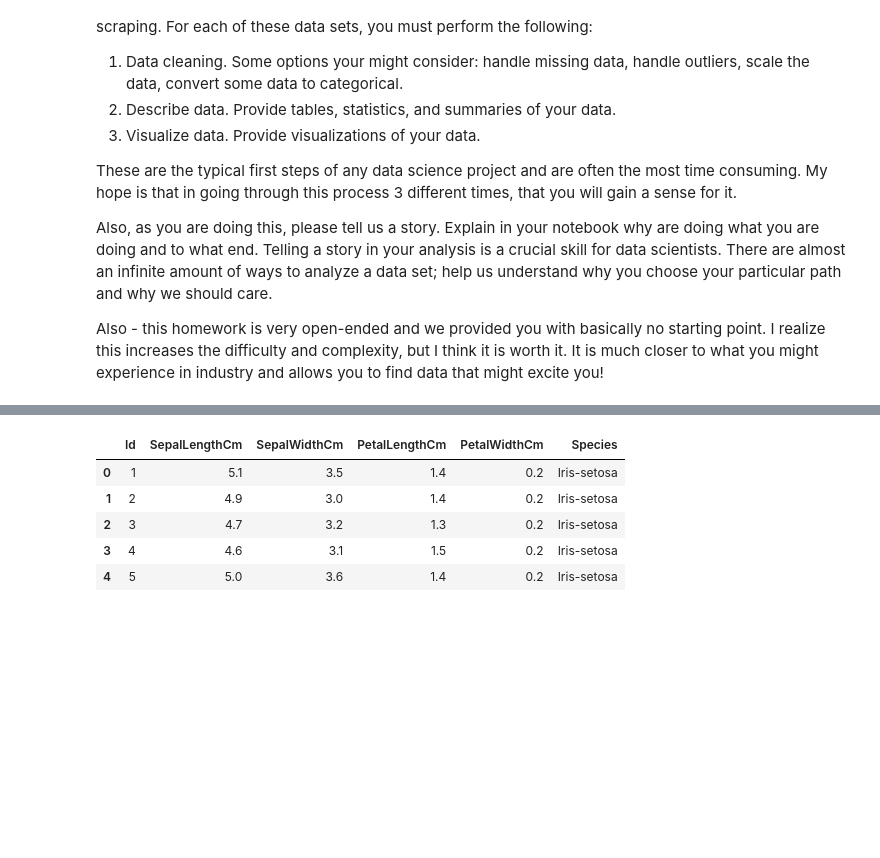
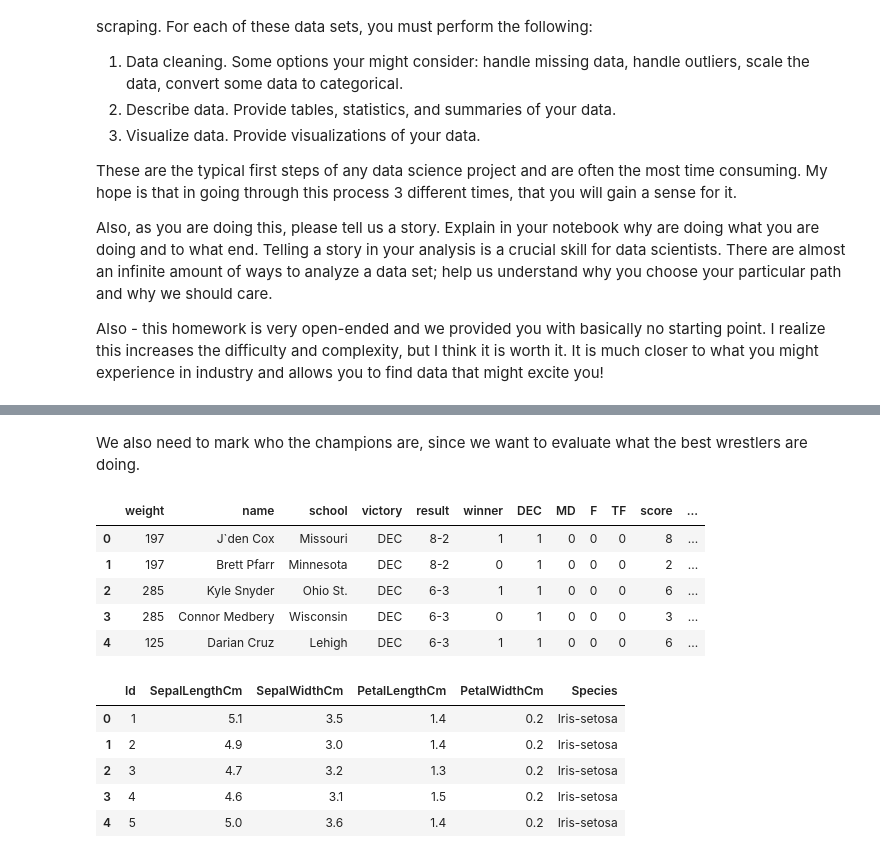
Before and after one commit to tseastmond/byu_econ_applied_machine_learning, a Jupyter notebook: homeworks/Homework_1.ipynb, the cells around one changed output, grey strips where cells are left out. Saved outputs shown, nothing was run; the diff lists cells and outputs as text; code cells hidden in the pictures; blank space fills up the shorter version.

```diff
--- a/homeworks/Homework_1.ipynb
+++ b/homeworks/Homework_1.ipynb
@@ -28,0 +71,4 @@ import pandas as pd
+# %%
+names = ['weight', 'name', 'school', 'victory', 'result', 'winner']
+data = pd.DataFrame(matches, columns=names)
+data.head()
@@ -28,0 +92,5 @@ import pandas as pd
+# %%
+data['DEC'] = (data.victory == 'DEC').astype('int')
+data['MD'] = (data.victory == 'MD').astype('int')
+data['F'] = (data.victory == 'F').astype('int')
+data['TF'] = (data.victory == 'TF').astype('int')
@@ -28,0 +99,4 @@ import pandas as pd
+# %%
+data['score'] = ''
+data['score'].loc[data['winner'] == 1] = data.result.str.extract('(\d+)-',expand=False)
+data['score'].loc[data['winner'] == 0] = data.result.str.extract('-(\d+)',expand=False)
@@ -28,0 +121,4 @@ import pandas as pd
+# %%
+data['times'] = ''
+data['times'].loc[data['F'] == 1] = (data.result.str.extract('(\d+):',expand=False)).astype('float')*60 + (data.result.str.extract(':(\d+)')).astype('float')
+data[['times','result']].loc[data['F'] == 1].head()
@@ -29,2 +136,15 @@ import pandas as pd
+# %% [markdown]
+We also need to mark who the champions are, since we want to evaluate what the best wrestlers are doing.
+# %%
+data['champ'] = 0
+data.loc[[0,2,4,6,8,10,12,14,16,18],'champ'] = 1
+data['champ'] = data.groupby(['name'])['champ'].transform(max)
+# %% [output]
+|  | weight | name | school | victory | result | winner | DEC | MD | F | TF | score | ... |
+| 0 | 197 | J`den Cox | Missouri | DEC | 8-2 | 1 | 1 | 0 | 0 | 0 | 8 | ... |
+| 1 | 197 | Brett Pfarr | Minnesota | DEC | 8-2 | 0 | 1 | 0 | 0 | 0 | 2 | ... |
+| 2 | 285 | Kyle Snyder | Ohio St. | DEC | 6-3 | 1 | 1 | 0 | 0 | 0 | 6 | ... |
+| 3 | 285 | Connor Medbery | Wisconsin | DEC | 6-3 | 0 | 1 | 0 | 0 | 0 | 3 | ... |
+| 4 | 125 | Darian Cruz | Lehigh | DEC | 6-3 | 1 | 1 | 0 | 0 | 0 | 6 | ... |
 # %%
 data = pd.read_csv('Iris.csv')
```
Also changed, not shown: parts of 23 cells of this notebook.
